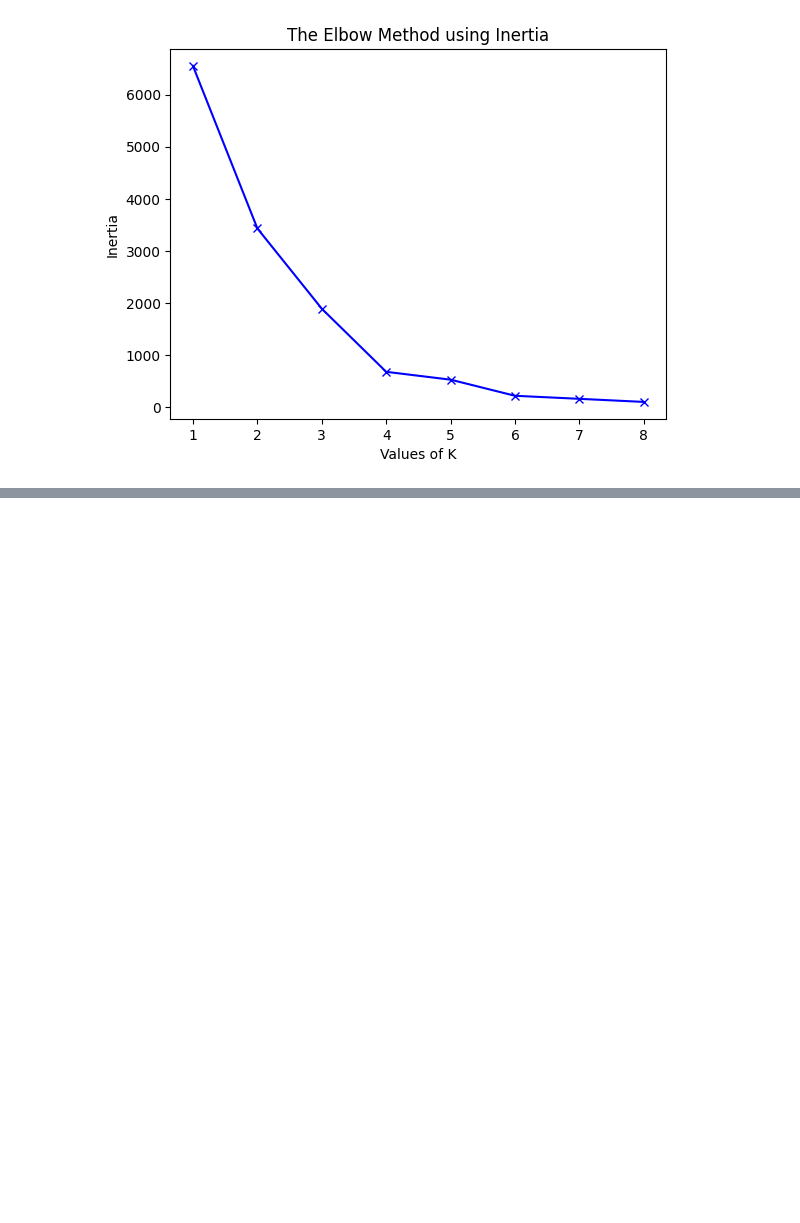
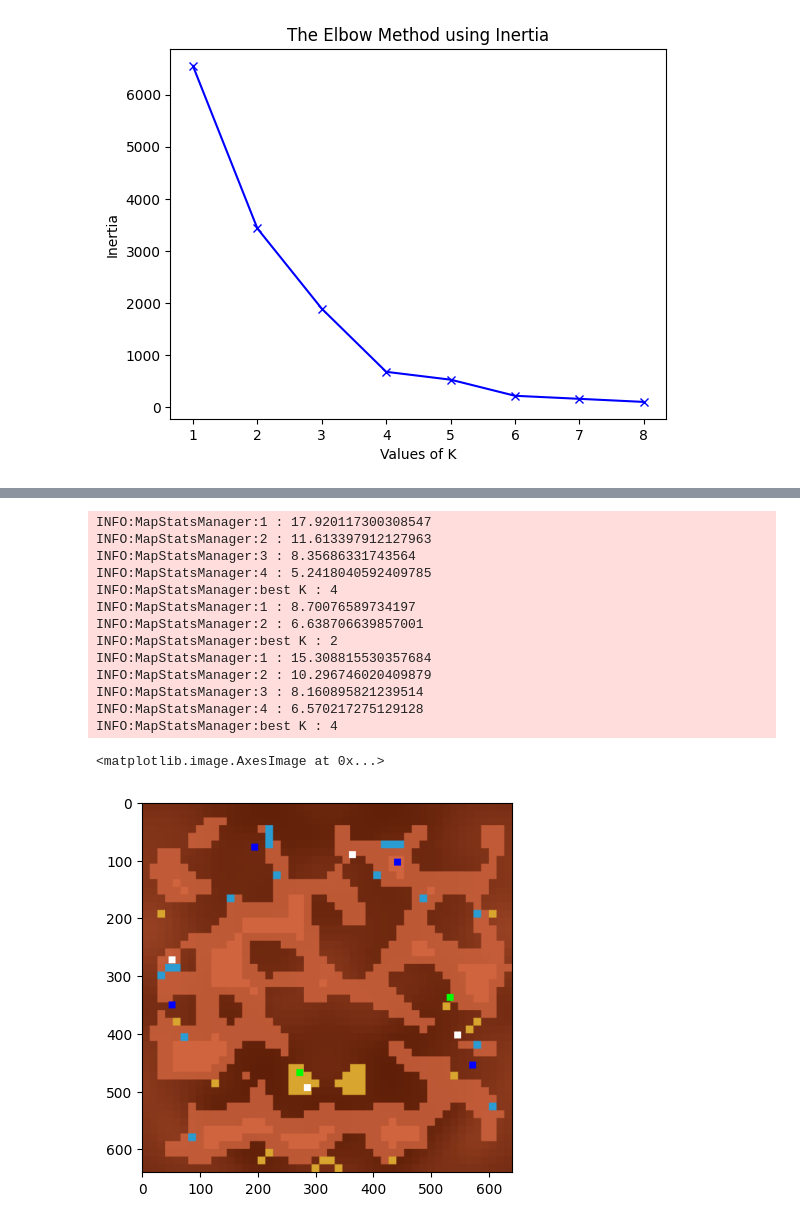
Before and after one commit to AugmentedDesignLab/lux-ai-challenge, a Jupyter notebook: map-stats.ipynb, the cells around one changed output, grey strips where cells are left out. Drawn from its saved outputs; the diff is of its cells as text; code cells hidden in the pictures; blank space fills up the shorter version.

```diff
--- a/map-stats.ipynb
+++ b/map-stats.ipynb
@@ -109,5 +118,26 @@ plt.imshow(img)
 # %%
-np.logical_or(game_state.board.ice, game_state.board.ore)
+mapStats = mapStatsManager.collectMapStats(game_state)
+img = env.render("rgb_array", width=640, height=640)
+Utils.addClustersToImg(img, mapStats.iceClusters, np.array([0, 0, 255]))
+Utils.addClustersToImg(img, mapStats.oreClusters, np.array([0, 255, 0]))
+Utils.addClustersToImg(img, mapStats.resourceClusters, 255)
+plt.imshow(img)
+# %% [output]
+INFO:MapStatsManager:1 : 17.920117300308547
+INFO:MapStatsManager:2 : 11.613397912127963
+INFO:MapStatsManager:3 : 8.35686331743564
+INFO:MapStatsManager:4 : 5.2418040592409785
+INFO:MapStatsManager:best K : 4
+INFO:MapStatsManager:1 : 8.70076589734197
+INFO:MapStatsManager:2 : 6.638706639857001
+INFO:MapStatsManager:best K : 2
+INFO:MapStatsManager:1 : 15.308815530357684
+INFO:MapStatsManager:2 : 10.296746020409879
+INFO:MapStatsManager:3 : 8.160895821239514
+INFO:MapStatsManager:4 : 6.570217275129128
+INFO:MapStatsManager:best K : 4
+<matplotlib.image.AxesImage at 0x...>
+[figure, added]
 # %%
 img.shape
 # %%
```
Also changed, not shown: parts of 3 cells of this notebook, 1 other file.
